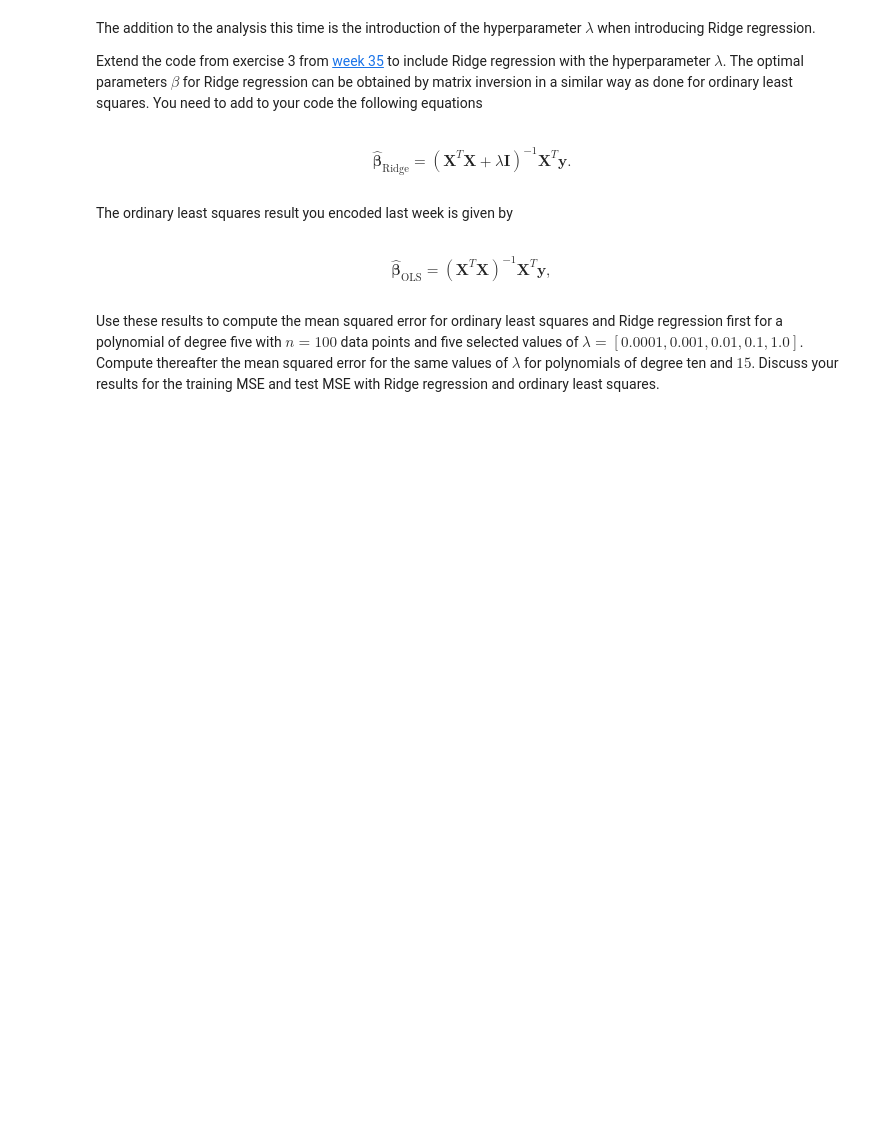
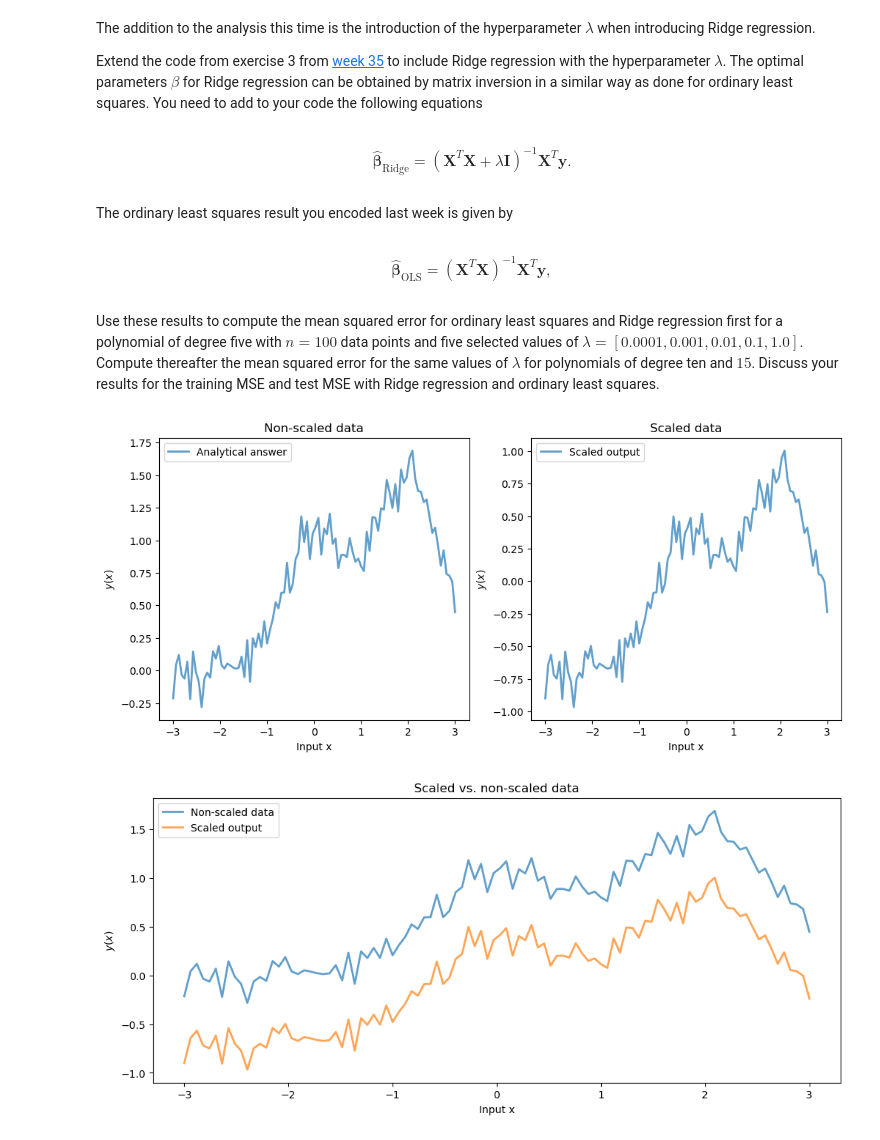
Before and after one commit to ericludvigs/MachineLearning, a Jupyter notebook: work/exercisesweek36.ipynb, the cells around one changed output. Cells and saved outputs as stored; diff of their text form; code cells hidden in the pictures; blank space fills up the shorter version.

```diff
--- a/work/exercisesweek36.ipynb
+++ b/work/exercisesweek36.ipynb
@@ -229,18 +229,51 @@ def linear_prediction(X, beta):
 
     return y_tilde
 # %%
-fig, ax1, ax2 = plt.subplots(1, 2)
-ax1.set_xlabel(r'Input data')
+# test scaling
+fig, axes = plt.subplots(1, 2, figsize=(12, 5))
+ax1, ax2 = axes
+ax1.set_xlabel(r'Input x')
 ax1.set_ylabel(r'$y(x)$')
 ax1.plot(x_full, y_full, alpha=0.7, lw=2,
             label='Analytical answer')
 ax1.legend()
 ax1.set_title(f"Non-scaled data")
 
-ax2.set_xlabel(r'Input data')
+x_full_mean = np.mean(x_full)
+y_full_mean = np.mean(y_full)
+
+x_scaled = x_full - x_full_mean
+y_scaled = y_full - y_full_mean
+
+ax2.set_xlabel(r'Input x')
 ax2.set_ylabel(r'$y(x)$')
-ax2.plot(x_full, y_full, alpha=0.7, lw=2,
-            label='Train output')
+ax2.plot(x_scaled, y_scaled, alpha=0.7, lw=2,
+            label='Scaled output')
 ax2.legend()
 ax2.set_title(f"Scaled data")
 plt.show()
+
+fig, axes = plt.subplots(1, 1, figsize=(12, 5))
+ax1 = axes
+ax1.set_xlabel(r'Input x')
+ax1.set_ylabel(r'$y(x)$')
+ax1.plot(x_full, y_full, alpha=0.7, lw=2,
+            label='Non-scaled data')
+
+x_full_mean = np.mean(x_full)
+y_full_mean = np.mean(y_full)
+
+x_scaled = x_full - x_full_mean
+y_scaled = y_full - y_full_mean
+
+ax1.plot(x_scaled, y_scaled, alpha=0.7, lw=2,
+            label='Scaled output')
+
+ax1.legend()
+ax1.set_title(f"Scaled vs. non-scaled data")
+plt.show()
+
+# the only change is in the units on the y axis, which is good
+# %% [output]
+[figure, added]
+[figure, added]
```
Also changed, not shown: parts of 5 cells of this notebook.
